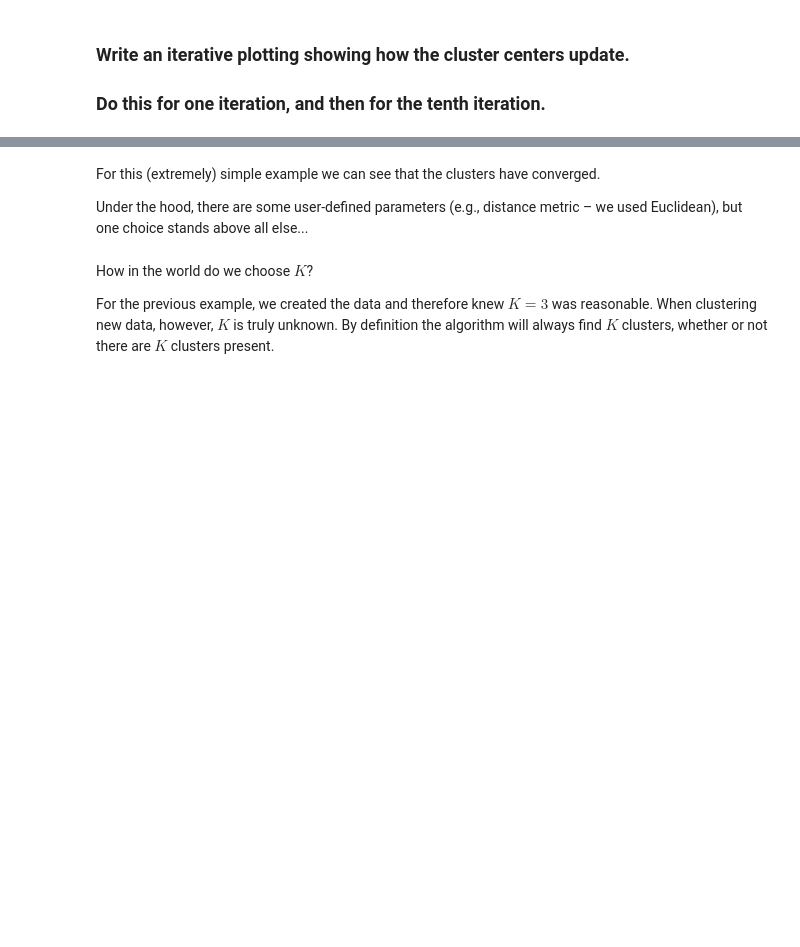
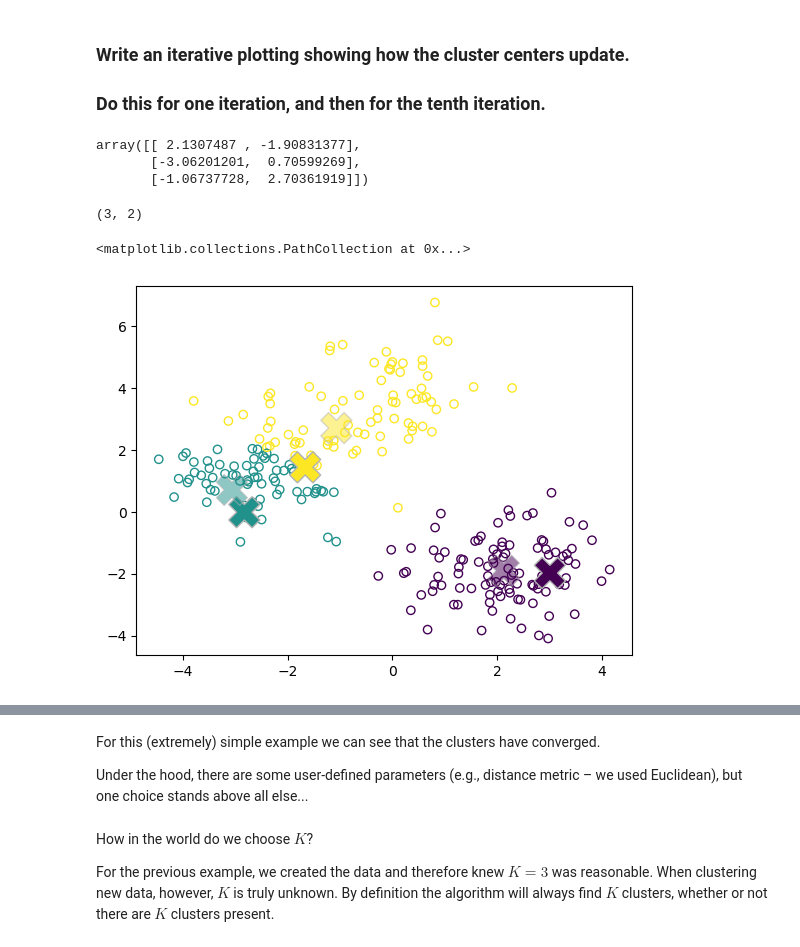
Before and after one commit to ullas-bhat/Session-23, a Jupyter notebook: orientation/DSFP_Session_23_ML_Orientation_problem_version.ipynb, the cells around one changed output, grey strips where cells are left out. Cells and saved outputs as stored; diff of their text form; code cells hidden in the pictures; blank space fills up the shorter version.

```diff
--- a/orientation/DSFP_Session_23_ML_Orientation_problem_version.ipynb
+++ b/orientation/DSFP_Session_23_ML_Orientation_problem_version.ipynb
@@ -140,21 +150,53 @@ fig.tight_layout()
 # %% [markdown]
 ### Write an iterative plotting showing how the cluster centers update.
 ### Do this for one iteration, and then for the tenth iteration.
+# %%
+center1
+# %% [output]
+array([[ 2.1307487 , -1.90831377],
+       [-3.06201201,  0.70599269],
+       [-1.06737728,  2.70361919]])
 # %%
-clf = # fill in
-clf.fit() # fill in
+clf = KMeans(n_clusters=3, init = X[0:3], max_iter=1, n_init=1)
+clf.fit(X)
 
 cmap = plt.get_cmap("viridis")
 colors = cmap(clf.labels_/2)
 
-center1 =
+center1 = clf.cluster_centers_
 
 def kmeans1(ax, X=X, fs=15):
-
-
+    cmap = plt.get_cmap("viridis")
+    colors = cmap(clf.labels_/2)
+    ax.scatter(X[:,0], X[:,1], facecolor="None", edgecolors=colors)
+    ax.scatter(center1[:, 0], center1[:, 1],
+           marker='X', s=500, c=[0,1,2], edgecolors='0.7')
     ax.set_xlabel('X1', fontsize=fs)
     ax.set_ylabel('X2', fontsize=fs)
     ax.tick_params(axis='both', labelsize=12)
+# %%
+init_center.shape
+# %% [output]
+(3, 2)
+# %%
+def update_centers(init_center):
+    clf = KMeans(n_clusters=3, init = init_center, max_iter=1, n_init=1)
+    clf.fit(X)
+    return clf.cluster_centers_
+
+init_center = X[:3, :]
+new_centers = np.zer
+new_center = update_centers(init_center)
+# %%
+fig, ax = plt.subplots()
+ax.scatter(X[:,0], X[:,1], facecolor="None", edgecolors=colors)
+ax.scatter(init_center[:, 0], init_center[:, 1],
+           marker='X', s=500, c=[0,1,2], edgecolors='0.7')
+ax.scatter(new_center[:, 0], new_center[:, 1],
+           marker='X', s=500, c=[0,1,2], edgecolors='0.7', alpha=0.5)
+# %% [output]
+<matplotlib.collections.PathCollection at 0x...>
+[figure, added]
 # %%
 fig, ax = plt.subplots(figsize=(10,5.5))
 # fill in
```
Also changed, not shown: parts of 14 cells of this notebook, 1 other file.
